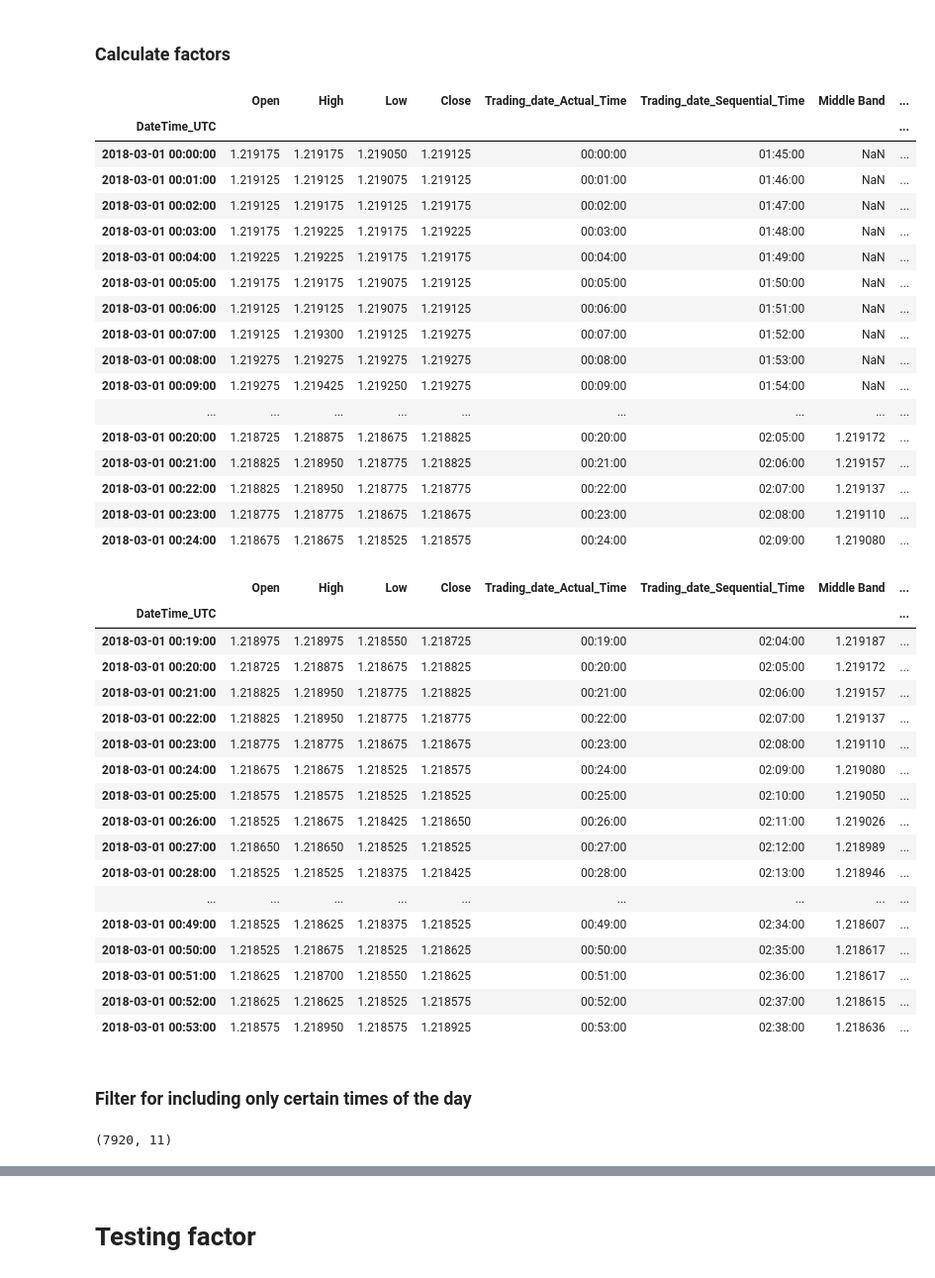
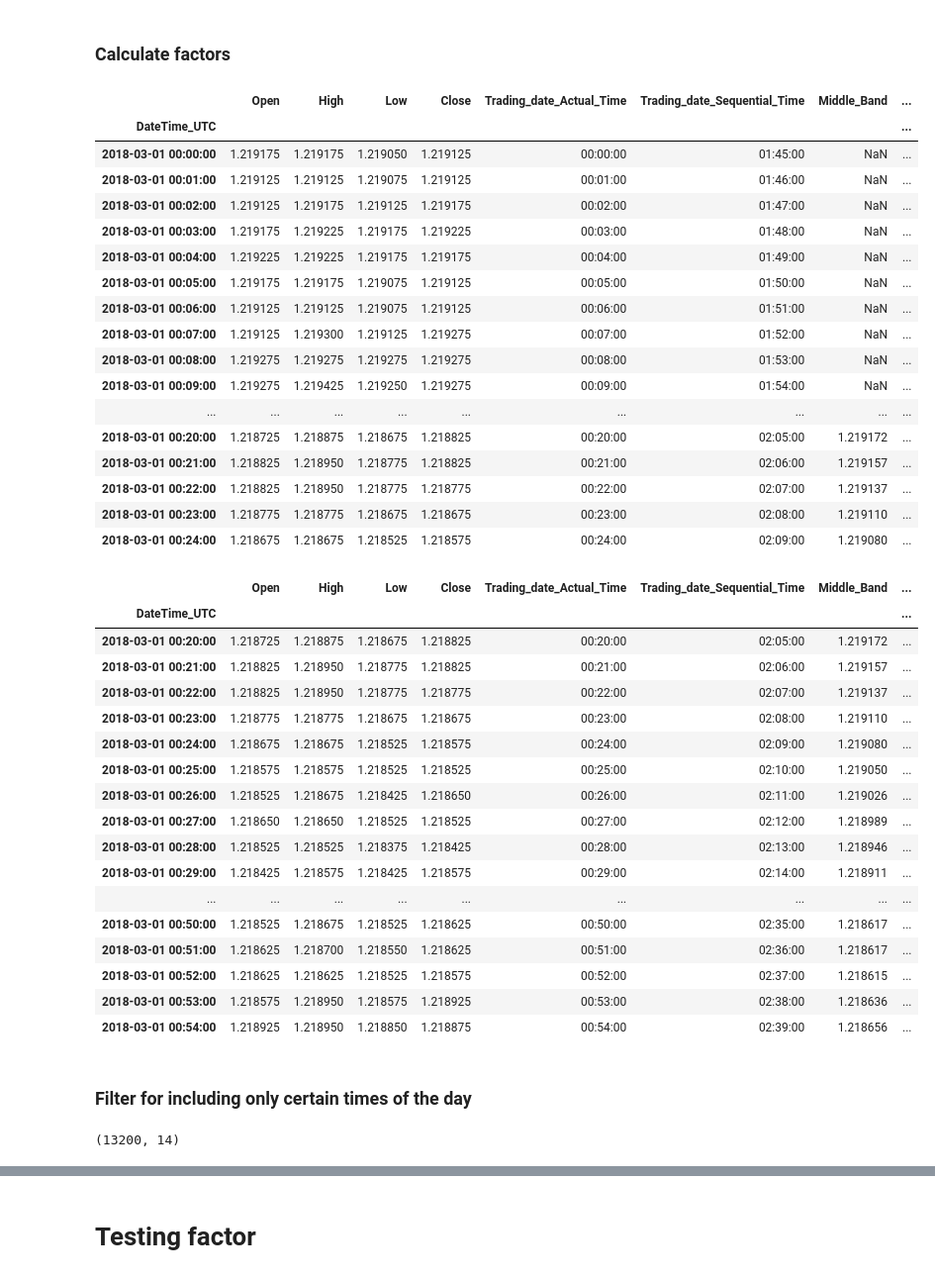
Before and after one commit to radocisar/JupyterGit, a Jupyter notebook: FX_Analysis/FX_Data_Analysis.ipynb, the cells around one changed output, grey strips where cells are left out. Shown at 99% size. Saved outputs shown, nothing was run; the diff lists cells and outputs as text; code cells hidden in the pictures.

```diff
--- a/FX_Analysis/FX_Data_Analysis.ipynb
+++ b/FX_Analysis/FX_Data_Analysis.ipynb
@@ -90,17 +90,19 @@ min_1_analyzed_df.head()
 # %%
 min_1_analyzed_df["Middle_Band"] = min_1_analyzed_df["Close"].rolling(20).mean()
 min_1_analyzed_df["Upper_Band"] = min_1_analyzed_df["Middle_Band"] + (min_1_analyzed_df["Close"].rolling(20).std()*2)
 min_1_analyzed_df["Lower_Band"] = min_1_analyzed_df["Middle_Band"] - (min_1_analyzed_df["Close"].rolling(20).std()*2)
-min_1_analyzed_df["Lower_Band_Shifted"] = min_1_analyzed_df["Lower_Band"].shift(1)
-min_1_analyzed_df["Upper_Band_Shifted"] = min_1_analyzed_df["Upper_Band"].shift(1)
-min_1_analyzed_df["Is_Prev_Cndl_Up"] = (min_1_analyzed_df["Close"].shift(1) - min_1_analyzed_df["Open"].shift(1)) >= 0)
+min_1_analyzed_df["Prev_Lower_Band"] = min_1_analyzed_df["Lower_Band"].shift(1)
+min_1_analyzed_df["Prev_Upper_Band"] = min_1_analyzed_df["Upper_Band"].shift(1)
+min_1_analyzed_df["Is_Prev_Cndl_Up"] = ((min_1_analyzed_df["Close"].shift(1) - min_1_analyzed_df["Open"].shift(1)) >= 0)
 min_1_analyzed_df["Five_per_std"] = min_1_analyzed_df["Close"].rolling(5).std()
+min_1_analyzed_df["Prev_High"] = min_1_analyzed_df["High"].shift(1)
+min_1_analyzed_df["Prev_Low"] = min_1_analyzed_df["Low"].shift(1)
 
 # min_1_analyzed_df["SMA10_vs_SMA20"] = min_1_analyzed_df["SMA10"] - min_1_analyzed_df["SMA20"]
 # min_1_analyzed_df["SMA10_vs_SMA20_Shifted"] = min_1_analyzed_df["SMA10_vs_SMA20"].shift(1)
 min_1_analyzed_df.head(25)
 # %% [output]
-|  | Open | High | Low | Close | Trading_date_Actual_Time | Trading_date_Sequential_Time | Middle Band | ... |
+|  | Open | High | Low | Close | Trading_date_Actual_Time | Trading_date_Sequential_Time | Middle_Band | ... |
 | DateTime_UTC |  |  |  |  |  |  |  | ... |
 | 2018-03-01 00:00:00 | 1.219175 | 1.219175 | 1.219050 | 1.219125 | 00:00:00 | 01:45:00 | NaN | ... |
 | 2018-03-01 00:01:00 | 1.219125 | 1.219125 | 1.219075 | 1.219125 | 00:01:00 | 01:46:00 | NaN | ... |
@@ -122,9 +124,8 @@ min_1_analyzed_df.head(25)
 min_1_analyzed_df.dropna(inplace=True)
 min_1_analyzed_df.head(35)
 # %% [output]
-|  | Open | High | Low | Close | Trading_date_Actual_Time | Trading_date_Sequential_Time | Middle Band | ... |
+|  | Open | High | Low | Close | Trading_date_Actual_Time | Trading_date_Sequential_Time | Middle_Band | ... |
 | DateTime_UTC |  |  |  |  |  |  |  | ... |
-| 2018-03-01 00:19:00 | 1.218975 | 1.218975 | 1.218550 | 1.218725 | 00:19:00 | 02:04:00 | 1.219187 | ... |
 | 2018-03-01 00:20:00 | 1.218725 | 1.218875 | 1.218675 | 1.218825 | 00:20:00 | 02:05:00 | 1.219172 | ... |
 | 2018-03-01 00:21:00 | 1.218825 | 1.218950 | 1.218775 | 1.218825 | 00:21:00 | 02:06:00 | 1.219157 | ... |
 | 2018-03-01 00:22:00 | 1.218825 | 1.218950 | 1.218775 | 1.218775 | 00:22:00 | 02:07:00 | 1.219137 | ... |
@@ -134,24 +135,25 @@ min_1_analyzed_df.head(35)
 | 2018-03-01 00:26:00 | 1.218525 | 1.218675 | 1.218425 | 1.218650 | 00:26:00 | 02:11:00 | 1.219026 | ... |
 | 2018-03-01 00:27:00 | 1.218650 | 1.218650 | 1.218525 | 1.218525 | 00:27:00 | 02:12:00 | 1.218989 | ... |
 | 2018-03-01 00:28:00 | 1.218525 | 1.218525 | 1.218375 | 1.218425 | 00:28:00 | 02:13:00 | 1.218946 | ... |
+| 2018-03-01 00:29:00 | 1.218425 | 1.218575 | 1.218425 | 1.218575 | 00:29:00 | 02:14:00 | 1.218911 | ... |
 | ... | ... | ... | ... | ... | ... | ... | ... | ... |
-| 2018-03-01 00:49:00 | 1.218525 | 1.218625 | 1.218375 | 1.218525 | 00:49:00 | 02:34:00 | 1.218607 | ... |
 | 2018-03-01 00:50:00 | 1.218525 | 1.218675 | 1.218525 | 1.218625 | 00:50:00 | 02:35:00 | 1.218617 | ... |
 | 2018-03-01 00:51:00 | 1.218625 | 1.218700 | 1.218550 | 1.218625 | 00:51:00 | 02:36:00 | 1.218617 | ... |
 | 2018-03-01 00:52:00 | 1.218625 | 1.218625 | 1.218525 | 1.218575 | 00:52:00 | 02:37:00 | 1.218615 | ... |
 | 2018-03-01 00:53:00 | 1.218575 | 1.218950 | 1.218575 | 1.218925 | 00:53:00 | 02:38:00 | 1.218636 | ... |
+| 2018-03-01 00:54:00 | 1.218925 | 1.218950 | 1.218850 | 1.218875 | 00:54:00 | 02:39:00 | 1.218656 | ... |
 # %% [markdown]
 ### Filter for including only certain times of the day
 # %%
 filter_days = []
-filter_hours = [6] #range(6,7)
+filter_hours = range(7,17)
 filter_mins = []
 filter_secs = []
 
 min_1_analyzed_df = min_1_analyzed_df[min_1_analyzed_df.index.hour.isin(filter_hours)]
 min_1_analyzed_df.shape
 # %% [output]
-(7920, 11)
+(13200, 14)
 # %%
 min_1_analyzed_df.tail(100)
 # %% [output]
```
Also changed, not shown: parts of 3 cells of this notebook.
